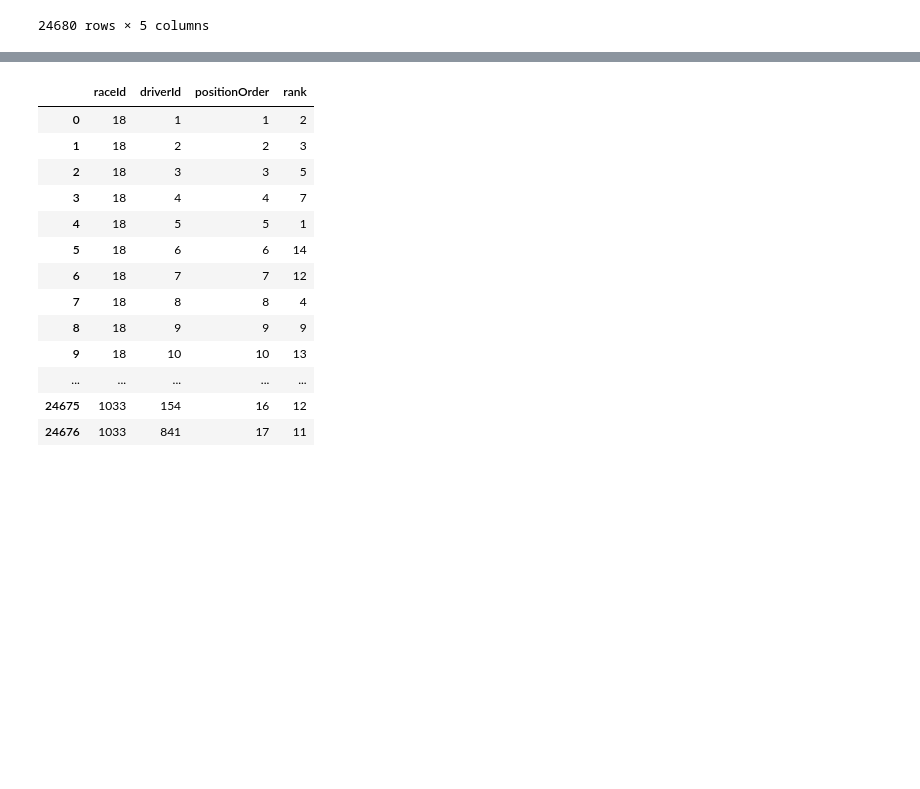
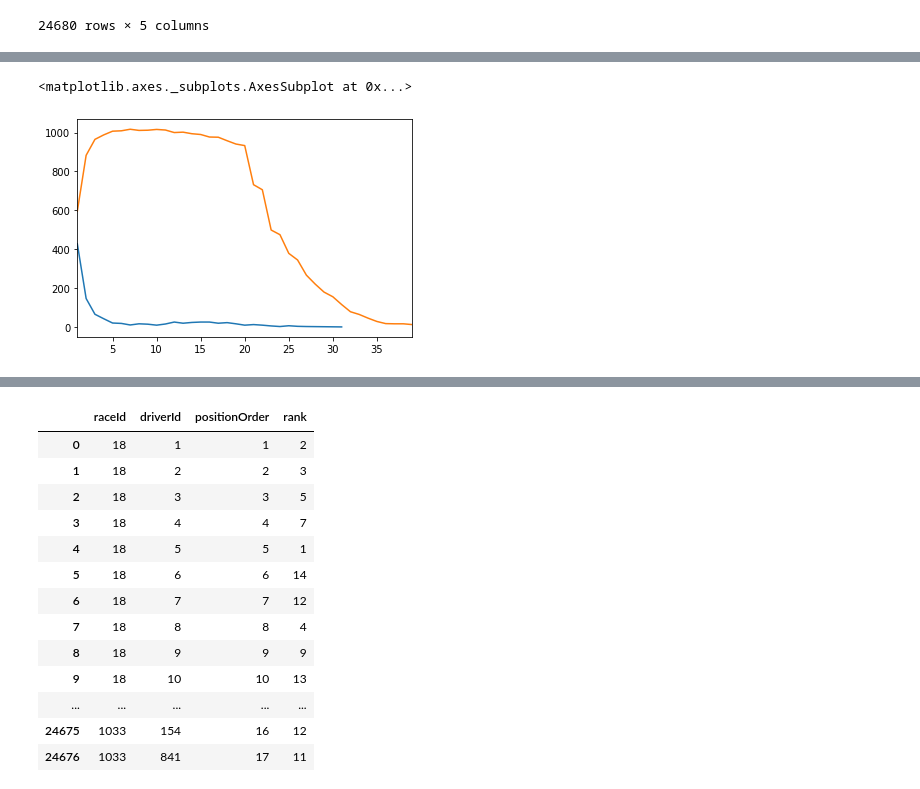
Before and after one commit to cvqnguyen/formula_1_exploration, a Jupyter notebook: exploratory_notebook.ipynb, the cells around one changed output, grey strips where cells are left out. Drawn from its saved outputs; the diff is of its cells as text; code cells hidden in the pictures; blank space fills up the shorter version.

```diff
--- a/exploratory_notebook.ipynb
+++ b/exploratory_notebook.ipynb
@@ -100,0 +163,8 @@ Name: positionOrder, dtype: int64
+# %%
+fig, ax = plt.subplots()
+finish_count.plot()
+not_pole_finish_count.plot()
+# Need to analyze how each grid position fares
+# %% [output]
+<matplotlib.axes._subplots.AxesSubplot at 0x...>
+[figure, added]
```
Also changed, not shown: parts of 18 cells of this notebook.
